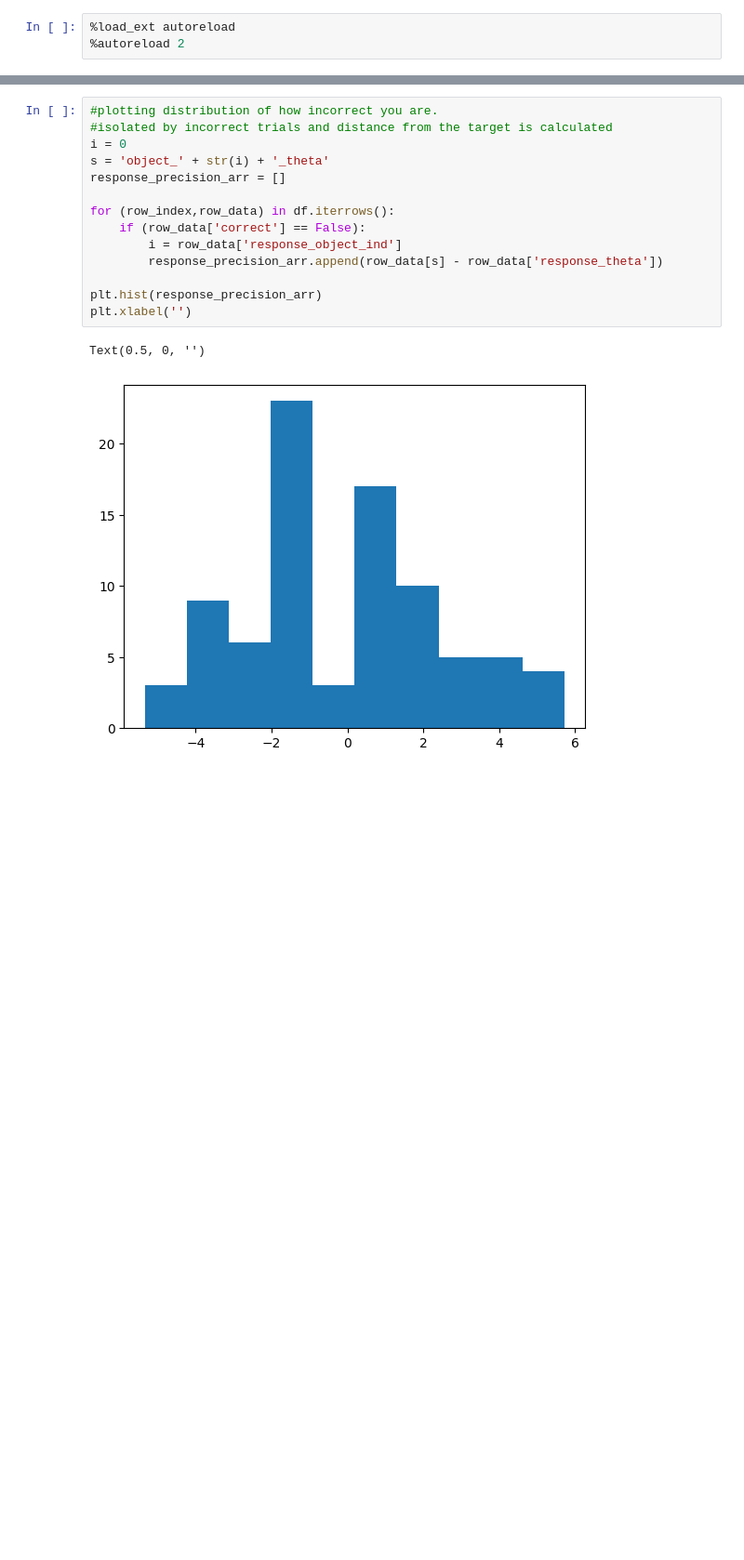
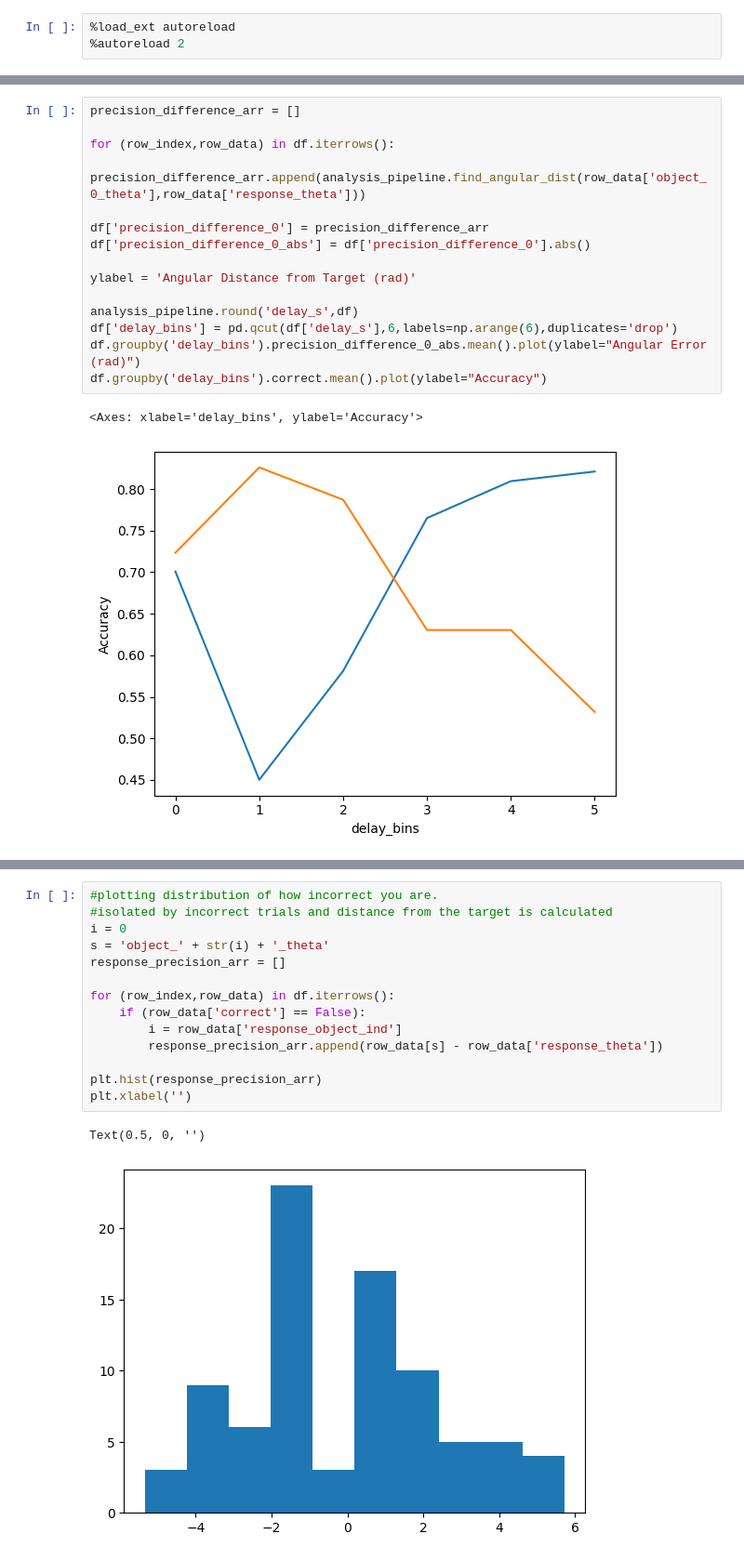
Before and after one commit to aidapiccato/multi-memory-analysis, a Jupyter notebook: notebooks/short_term_analysis.ipynb, the cells around one changed output, grey strips where cells are left out. Shown at 93% size. Saved outputs shown, nothing was run; the diff lists cells and outputs as text; blank space fills up the shorter version.

```diff
--- a/notebooks/short_term_analysis.ipynb
+++ b/notebooks/short_term_analysis.ipynb
@@ -27,3 +54,21 @@ Number of trials:  623
+# %%
+precision_difference_arr = []
+
+for (row_index,row_data) in df.iterrows():
+    precision_difference_arr.append(analysis_pipeline.find_angular_dist(row_data['object_0_theta'],row_data['response_theta']))
+
+df['precision_difference_0'] = precision_difference_arr
+df['precision_difference_0_abs'] = df['precision_difference_0'].abs()
+
+ylabel = 'Angular Distance from Target (rad)'
+
+analysis_pipeline.round('delay_s',df)
+df['delay_bins'] = pd.qcut(df['delay_s'],6,labels=np.arange(6),duplicates='drop')
+df.groupby('delay_bins').precision_difference_0_abs.mean().plot(ylabel="Angular Error (rad)")
+df.groupby('delay_bins').correct.mean().plot(ylabel="Accuracy")
+# %% [output]
+<Axes: xlabel='delay_bins', ylabel='Accuracy'>
+[figure, added]
 # %%
 analysis_pipeline.plot_hist('delay_s',df,"Delay Time (s)", "Frequency of Delay Times")
 # %% [output]
```
Also changed, not shown: parts of 13 cells of this notebook, 5 other files.
